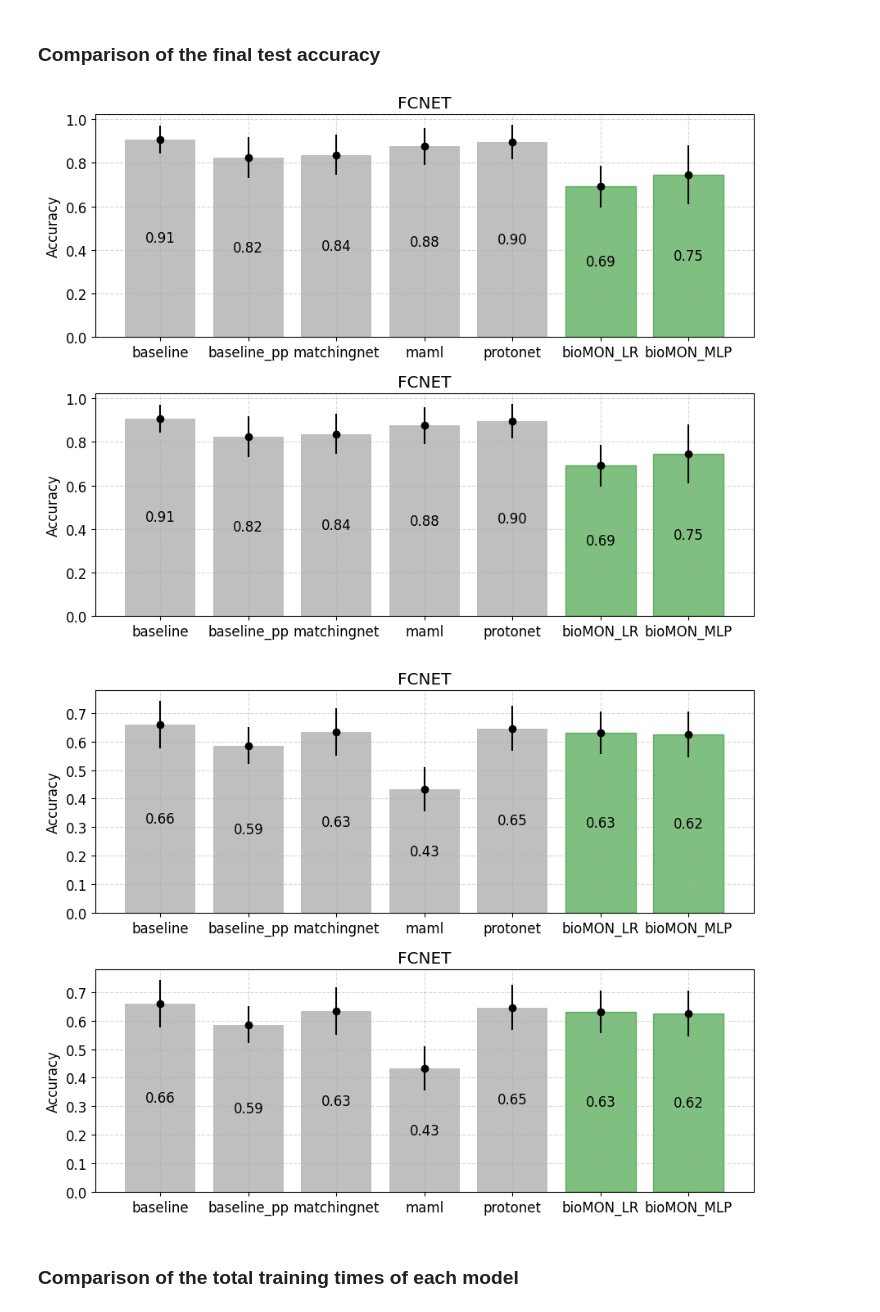
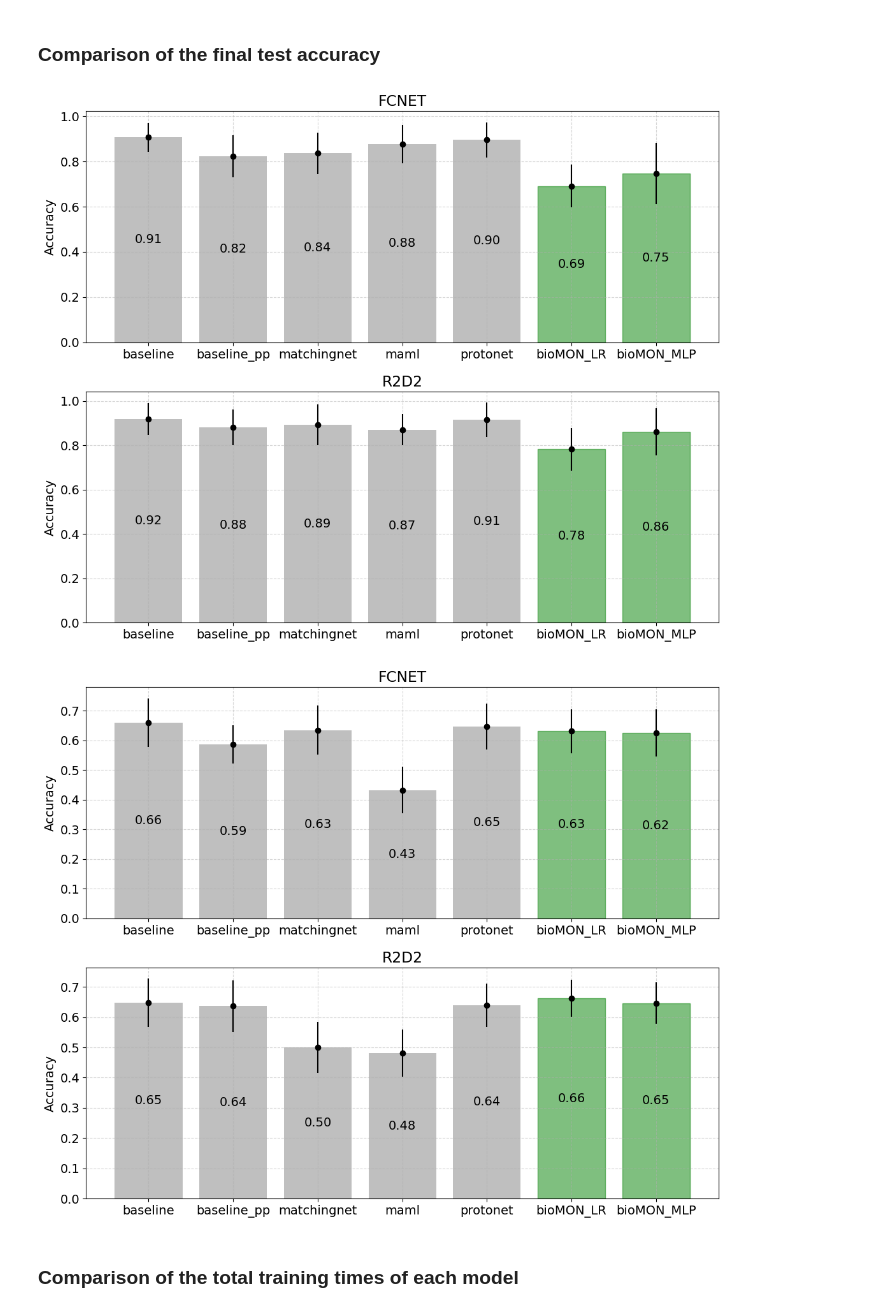
Before and after one commit to MChatzakis/BioMON, a Jupyter notebook: bioMON.ipynb, the cells around one changed output. Saved outputs shown, nothing was run; the diff lists cells and outputs as text; code cells hidden in the pictures.

Commit message:
graph updates

```diff
--- a/bioMON.ipynb
+++ b/bioMON.ipynb
@@ -446,7 +445,7 @@ n_shot = 5
 n_query = 15
 
 backbones = ["FCNet", "R2D2"]
-datasets = ["tabula_muris", "tabula_muris"]
+datasets = ["tabula_muris", "swissprot"]
 
 total_classifiers = len(classifiers)
 
@@ -509,11 +508,11 @@ n_way = 5
 n_shot = 5
 n_query = 15
 
-backbones = ["FCNET", "FCNET"]
+backbones = ["FCNET", "R2D2"]
 datasets = ["tabula_muris", "swissprot"]
 
 for dataset in datasets:
-    fig, ax = plt.subplots(len(backbones), 1, figsize=(9, 7))
+    fig, ax = plt.subplots(len(backbones), 1, figsize=(11, 9))
     #fig.suptitle(f"Accuracies for {dataset} dataset")
 
     for index, backbone in enumerate(backbones):
@@ -523,35 +522,35 @@ for dataset in datasets:
             if algo == "bioMON_MLP":
                 algo = "bioMON_MLP_e10_l128-64"
 
             path = f"{RESULTS_DIR}/{dataset}/{algo}_{backbone}/{n_way}w{n_shot}s{n_query}q/"
             data = pd.read_csv(path + "test_summary.csv")
 
             test_line = data.iloc[2]
             algo_accuracies.append(test_line["acc_mean"] / 100)
             algo_std.append(test_line["acc_std"] / 100)
 
         ax[index].grid(alpha=0.5, linestyle="--")
 
         bars = ax[index].bar(algos, algo_accuracies, color="gray", alpha=0.5)
         bars[5].set_color("green")
         bars[6].set_color("green")
         #bars[3].set_label("BioMON")
 
         ax[index].set_title(f"{backbone}")
         ax[index].set_ylabel("Accuracy")
         ax[index].errorbar(
             algos, algo_accuracies, yerr=algo_std, fmt="o", color="black"
         )
         ax[index].bar_label(ax[index].containers[0], fmt="%.2f", label_type="center")
 
     fig.tight_layout()
 
     fig.savefig(f"{SAVE_PLOTS_DIR}/algo_accuracy_{dataset}.png")
 
     plt.show()
 # %% [output]
-[figure, old version]
+[figure, new version]
-[figure, old version]
+[figure, new version]
 # %% [markdown]
 ### Comparison of the total training times of each model
 # %%
```
Also changed, not shown: parts of 3 cells of this notebook, 6 other files.
